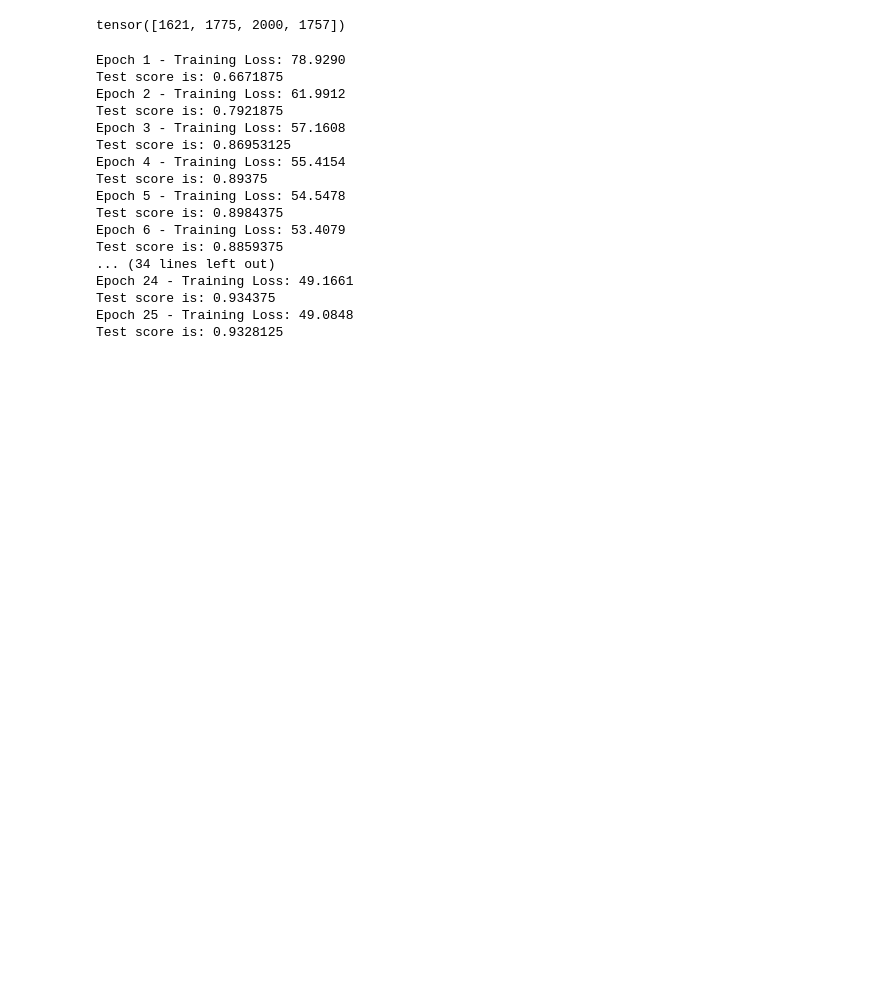
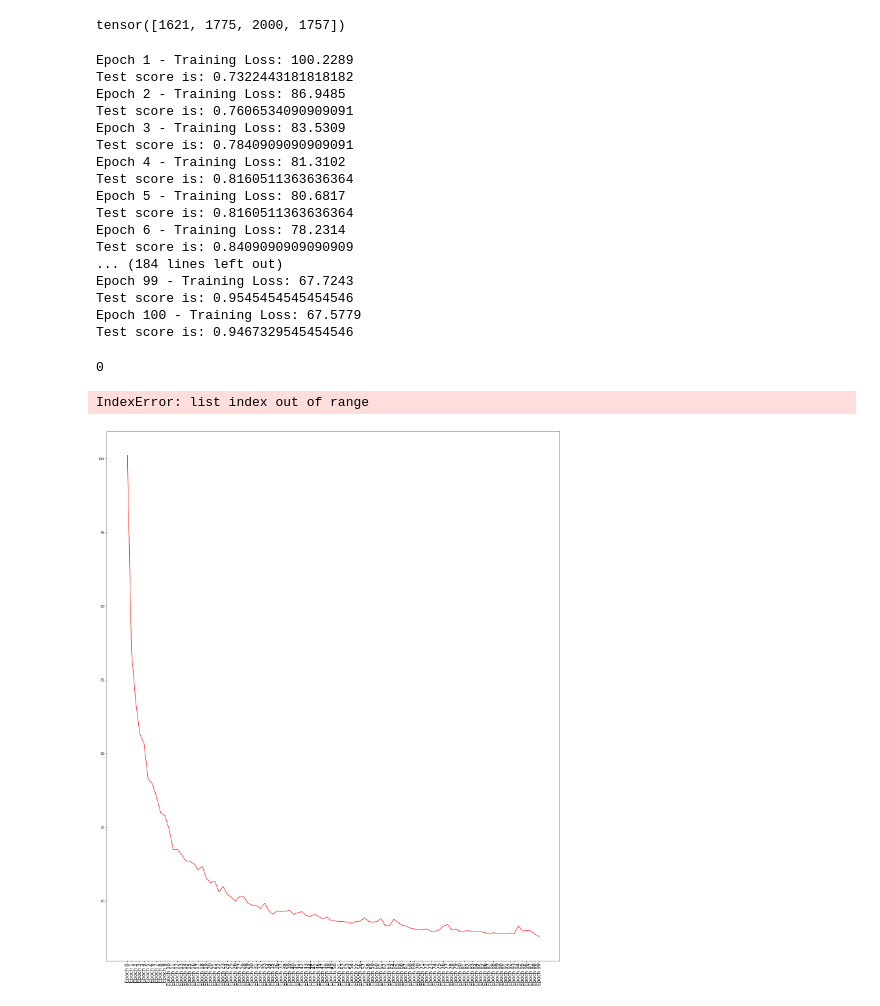
Before and after one commit to cagintunc/HealthcareApp, a Jupyter notebook: Machine Learning/brain_train.ipynb, the cells around one changed output. Saved outputs shown, nothing was run; the diff lists cells and outputs as text; code cells hidden in the pictures; blank space fills up the shorter version.

```diff
--- a/Machine Learning/brain_train.ipynb
+++ b/Machine Learning/brain_train.ipynb
@@ -271,8 +201,8 @@ def train(X, y, epochs=5):
 
     # Declarations
     model = CNN()
-    criterion = nn.CrossEntropyLoss(weight=weight)
-    opti = optim.Adam(model.parameters(), lr=0.0001)
+    criterion = nn.CrossEntropyLoss(weight=weights)
+    opti = optim.Adam(model.parameters(), lr=0.001)
     X = X.cpu().detach().numpy()
     y = y.cpu().detach().numpy()
 
@@ -281,6 +211,7 @@ def train(X, y, epochs=5):
     X_test = torch.tensor(X_test, dtype=torch.float32)
     y_train = torch.tensor(y_train, dtype=torch.long)
     y_test = torch.tensor(y_test, dtype=torch.long)
+    losses = {}
 
     for epoch in range(epochs):
         model.train()
@@ -295,6 +226,7 @@ def train(X, y, epochs=5):
             running_loss += loss.item()
 
         print(f"Epoch {epoch+1} - Training Loss: {running_loss:.4f}")
+        losses[f"Epoch {epoch}"] = running_loss
 
         model.eval()
         test_score = 0
@@ -308,7 +240,7 @@ def train(X, y, epochs=5):
                 test_score += (pred == y_t).sum().item()
                 total += y_t.size(0)
         print(f"Test score is: {test_score/total}")
-    return model
+    return model, losses
 # %%
 X = torch.tensor(X, dtype=torch.float32)
 if X.ndim == 3:
@@ -326,23 +258,23 @@ print(torch.bincount(y))
 # %% [output]
 tensor([1621, 1775, 2000, 1757])
 # %%
-model = train(X, y, epochs=25)
+model, losses = train(X, y, epochs=100)
 # %% [output]
-Epoch 1 - Training Loss: 78.9290
-Test score is: 0.6671875
-Epoch 2 - Training Loss: 61.9912
-Test score is: 0.7921875
-Epoch 3 - Training Loss: 57.1608
-Test score is: 0.86953125
-Epoch 4 - Training Loss: 55.4154
-Test score is: 0.89375
-Epoch 5 - Training Loss: 54.5478
-Test score is: 0.8984375
-Epoch 6 - Training Loss: 53.4079
-Test score is: 0.8859375
-... (34 lines left out)
-Epoch 24 - Training Loss: 49.1661
-Test score is: 0.934375
-Epoch 25 - Training Loss: 49.0848
-Test score is: 0.9328125
+Epoch 1 - Training Loss: 100.2289
+Test score is: 0.7322443181818182
+Epoch 2 - Training Loss: 86.9485
+Test score is: 0.7606534090909091
+Epoch 3 - Training Loss: 83.5309
+Test score is: 0.7840909090909091
+Epoch 4 - Training Loss: 81.3102
+Test score is: 0.8160511363636364
+Epoch 5 - Training Loss: 80.6817
+Test score is: 0.8160511363636364
+Epoch 6 - Training Loss: 78.2314
+Test score is: 0.8409090909090909
+... (184 lines left out)
+Epoch 99 - Training Loss: 67.7243
+Test score is: 0.9545454545454546
+Epoch 100 - Training Loss: 67.5779
+Test score is: 0.9467329545454546
 # %%
@@ -350,2 +282,20 @@ torch.save(model, "model_1.pth")
+# %%
+array = losses.keys()
+for i in array:
+    print(i)
+    new_i = int(i.split()[1])
+
+    losses[new_i] = losses[i]
+    del losses[i]
+# %% [output]
+0
+IndexError: list index out of range
+# %%
+plt.figure(figsize=(25, 30))
+plt.plot(losses.keys(), losses.values(), color="red")
+plt.xticks(rotation=90, fontsize=15)
+plt.show()
+# %% [output]
+[figure, added]
 # %%
 folds, preds = train_test(X, y, k_folds=5, epochs=5)
```
Also changed, not shown: parts of 8 cells of this notebook, 10 other files.
